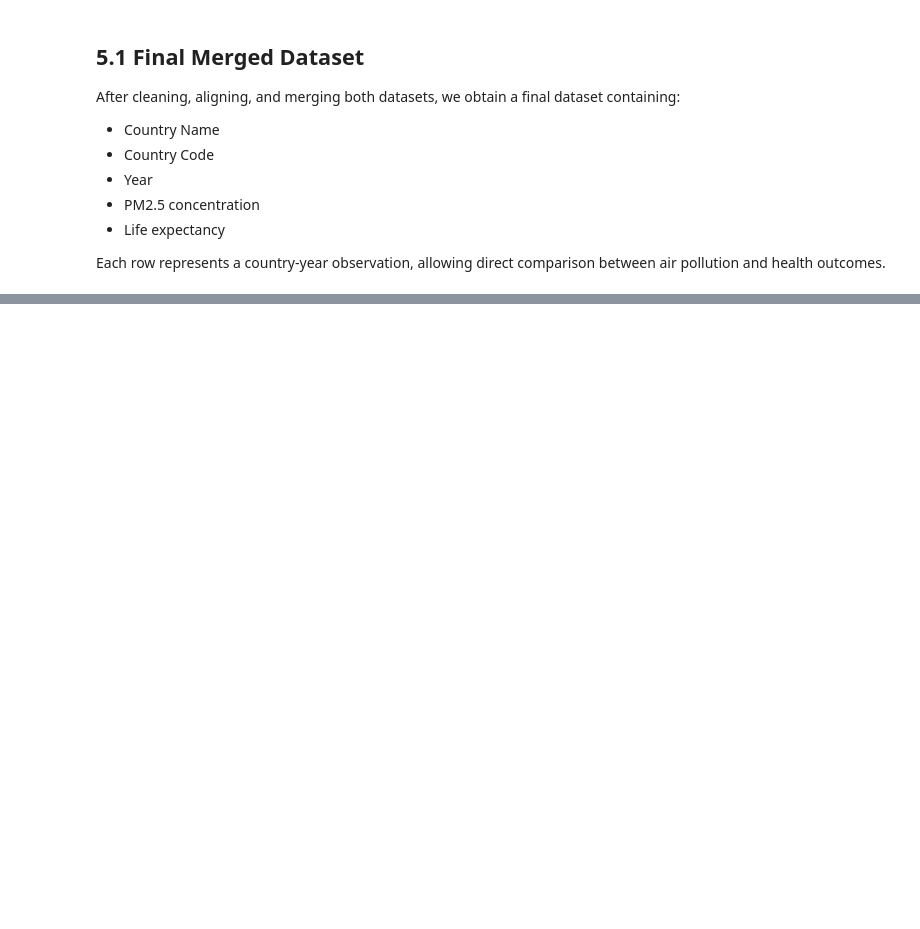
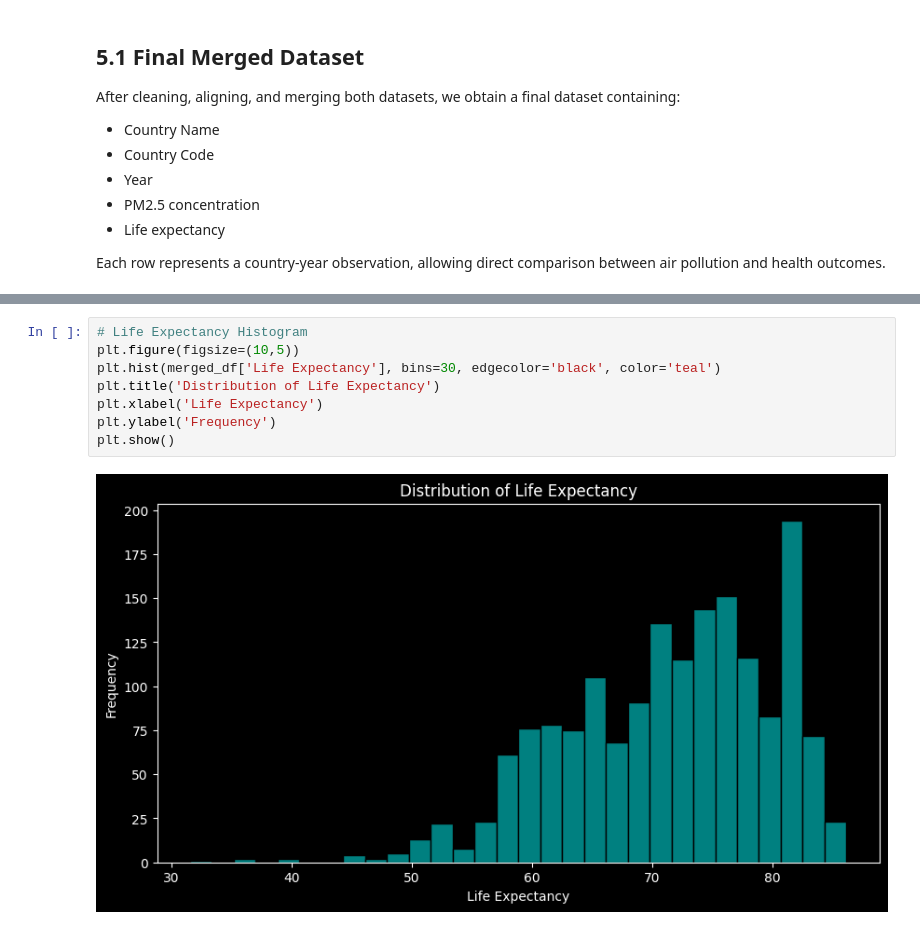
Before and after one commit to Enarb1/air-pollution-health-impact, a Jupyter notebook: notebooks/air_polution_health_impact_project.ipynb, the cells around one changed output, grey strips where cells are left out. Drawn from its saved outputs; the diff is of its cells as text; blank space fills up the shorter version.

```diff
--- a/notebooks/air_polution_health_impact_project.ipynb
+++ b/notebooks/air_polution_health_impact_project.ipynb
@@ -458,0 +569,10 @@ Each row represents a country-year observation, allowing direct comparison betwe
+# %%
+# Life Expectancy Histogram
+plt.figure(figsize=(10,5))
+plt.hist(merged_df['Life Expectancy'], bins=30, edgecolor='black', color='teal')
+plt.title('Distribution of Life Expectancy')
+plt.xlabel('Life Expectancy')
+plt.ylabel('Frequency')
+plt.show()
+# %% [output]
+[figure, added]
```
Also changed, not shown: parts of 18 cells of this notebook.
